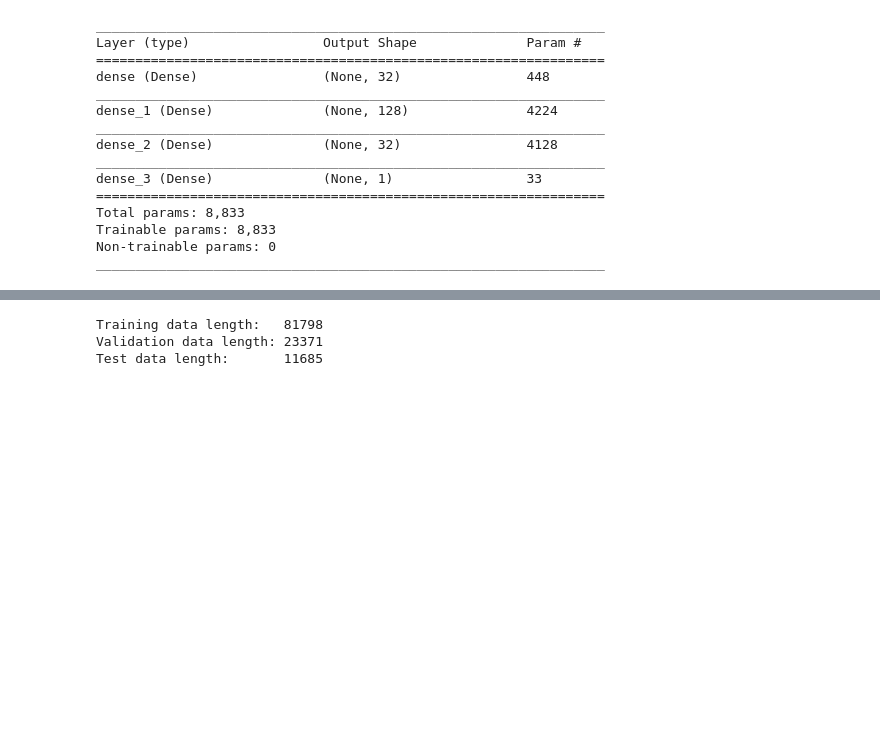
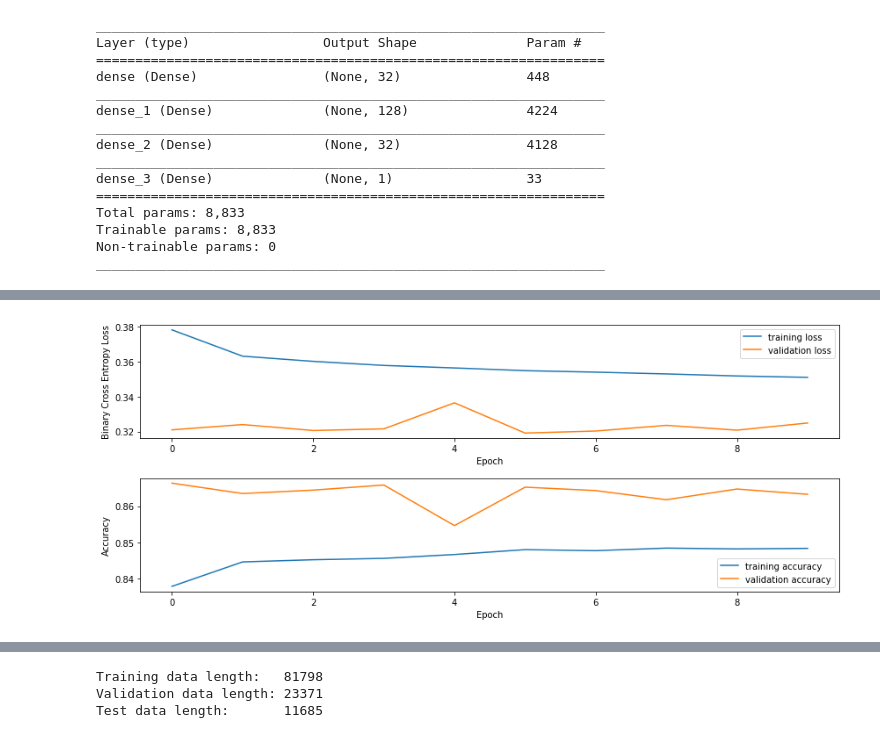
Before and after one commit to elliotvilhelm/COGS_108, a Jupyter notebook: main.ipynb, the cells around one changed output, grey strips where cells are left out. Saved outputs shown, nothing was run; the diff lists cells and outputs as text; code cells hidden in the pictures; blank space fills up the shorter version.

```diff
--- a/main.ipynb
+++ b/main.ipynb
@@ -270,0 +368,3 @@ Test Accuracy: 0.8720581942661532
+# %%
+history = History()
+model.fit(X_train_rf, y_train_rf, epochs=EPOCHS, batch_size=BATCH_SIZE, validation_data=(X_val_rf, y_val_rf), callbacks=[history])
@@ -270,0 +390,4 @@ Test Accuracy: 0.8720581942661532
+# %%
+plot_model_results(history)
+# %% [output]
+[figure, added]
```
Also changed, not shown: parts of 21 cells of this notebook, 1 other file.
